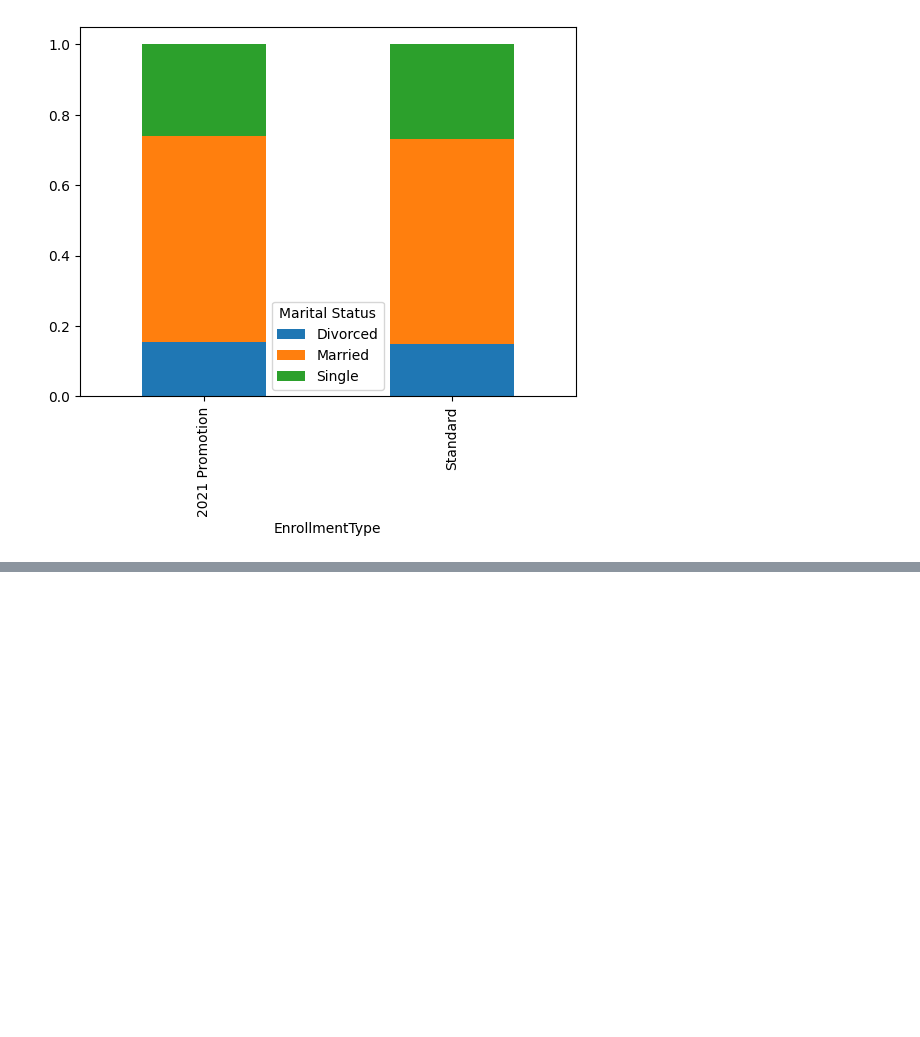
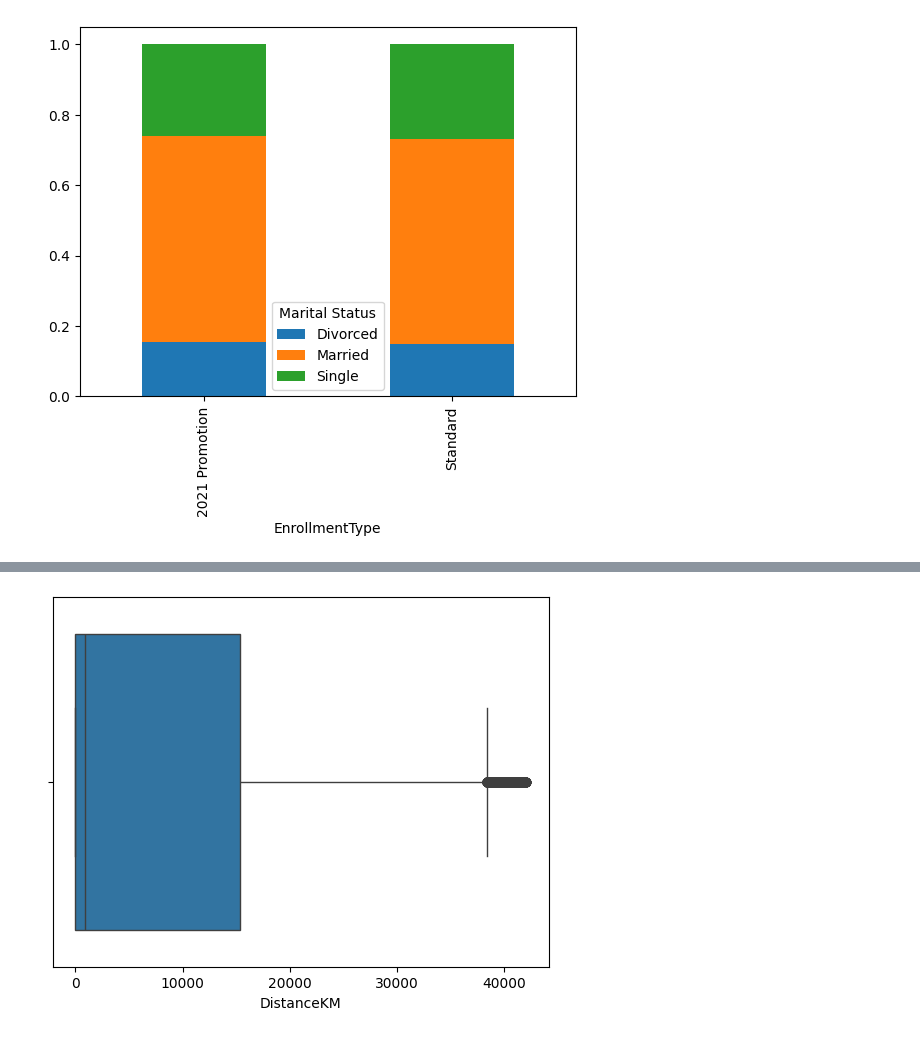
Before and after one commit to Sapanaa/customer_segmentation_of_airlines, a Jupyter notebook: notebooks/02_eda.ipynb, the cells around one changed output, grey strips where cells are left out. Saved outputs shown, nothing was run; the diff lists cells and outputs as text; code cells hidden in the pictures; blank space fills up the shorter version.

```diff
--- a/notebooks/02_eda.ipynb
+++ b/notebooks/02_eda.ipynb
@@ -265,0 +409,5 @@ ct.plot(kind='bar', stacked=True)
+# %%
+sns.boxplot(x='DistanceKM', data=flight)
+plt.show()
+# %% [output]
+[figure, added]
```
Also changed, not shown: parts of 104 cells of this notebook, 7 other files.
